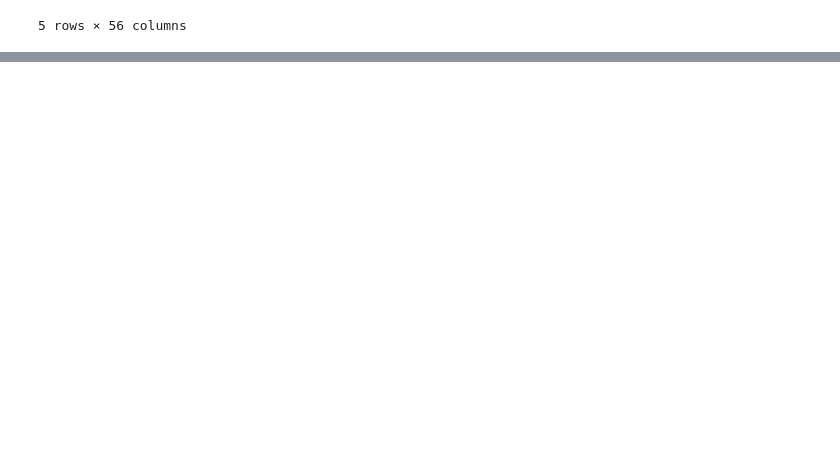
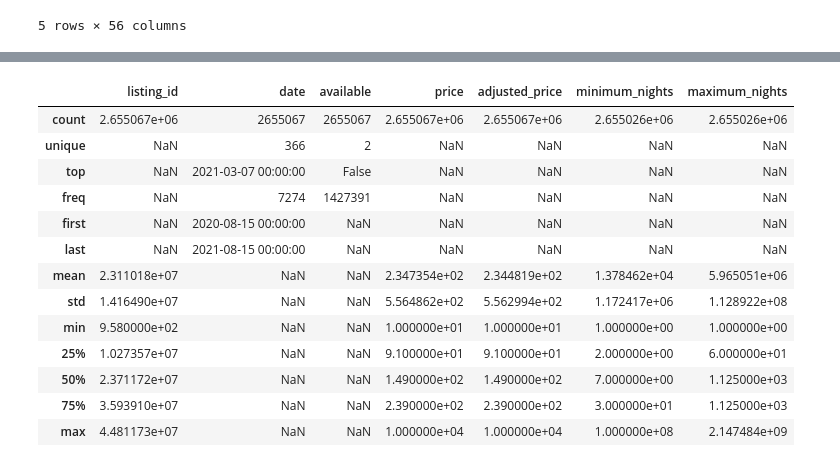
Before and after one commit to LingxingG/Data-Mining-Project, a Jupyter notebook: May Myo/pre-processing and EDA/Airbnb Data Pre-processing.ipynb, the cells around one changed output, grey strips where cells are left out. Saved outputs shown, nothing was run; the diff lists cells and outputs as text; code cells hidden in the pictures; blank space fills up the shorter version.

Commit message:
Added availability analysis and calendar.csv pre-processing

```diff
--- a/May Myo/pre-processing and EDA/Airbnb Data Pre-processing.ipynb
+++ b/May Myo/pre-processing and EDA/Airbnb Data Pre-processing.ipynb
@@ -220,0 +245,3 @@ pickle_listings_df.head(5)
+# %%
+calendar_df = pd.read_csv("../raw_data/calendar.csv")
+calendar_df.head()
@@ -220,0 +292,14 @@ pickle_listings_df.head(5)
+# %%
+# convert to datetime
+calendar_df['date'] =pd.to_datetime(calendar_df['date'])
+
+# convert $ to float
+calendar_df[['price','adjusted_price']]=\
+calendar_df[['price','adjusted_price']].apply(lambda x: x.str.replace('$', ''))
+calendar_df[['price','adjusted_price']]=\
+calendar_df[['price','adjusted_price']].apply(lambda x: x.str.replace(',', '')).astype(float)
+
+# convert to bool
+calendar_df['available'] = np.where(calendar_df['available'] == "t", True, False)
+
+calendar_df.info()
@@ -220,0 +321,17 @@ pickle_listings_df.head(5)
+# %%
+calendar_df.describe(percentiles=[0.25, 0.5, 0.75],include='all')
+# %% [output]
+|  | listing_id | date | available | price | adjusted_price | minimum_nights | maximum_nights |
+| count | 2.655067e+06 | 2655067 | 2655067 | 2.655067e+06 | 2.655067e+06 | 2.655026e+06 | 2.655026e+06 |
+| unique | NaN | 366 | 2 | NaN | NaN | NaN | NaN |
+| top | NaN | 2021-03-07 00:00:00 | False | NaN | NaN | NaN | NaN |
+| freq | NaN | 7274 | 1427391 | NaN | NaN | NaN | NaN |
+| first | NaN | 2020-08-15 00:00:00 | NaN | NaN | NaN | NaN | NaN |
+| last | NaN | 2021-08-15 00:00:00 | NaN | NaN | NaN | NaN | NaN |
+| mean | 2.311018e+07 | NaN | NaN | 2.347354e+02 | 2.344819e+02 | 1.378462e+04 | 5.965051e+06 |
+| std | 1.416490e+07 | NaN | NaN | 5.564862e+02 | 5.562994e+02 | 1.172417e+06 | 1.128922e+08 |
+| min | 9.580000e+02 | NaN | NaN | 1.000000e+01 | 1.000000e+01 | 1.000000e+00 | 1.000000e+00 |
+| 25% | 1.027357e+07 | NaN | NaN | 9.100000e+01 | 9.100000e+01 | 2.000000e+00 | 6.000000e+01 |
+| 50% | 2.371172e+07 | NaN | NaN | 1.490000e+02 | 1.490000e+02 | 7.000000e+00 | 1.125000e+03 |
+| 75% | 3.593910e+07 | NaN | NaN | 2.390000e+02 | 2.390000e+02 | 3.000000e+01 | 1.125000e+03 |
+| max | 4.481173e+07 | NaN | NaN | 1.000000e+04 | 1.000000e+04 | 1.000000e+08 | 2.147484e+09 |
```
Also changed, not shown: parts of 34 cells of this notebook, 1 other file.
